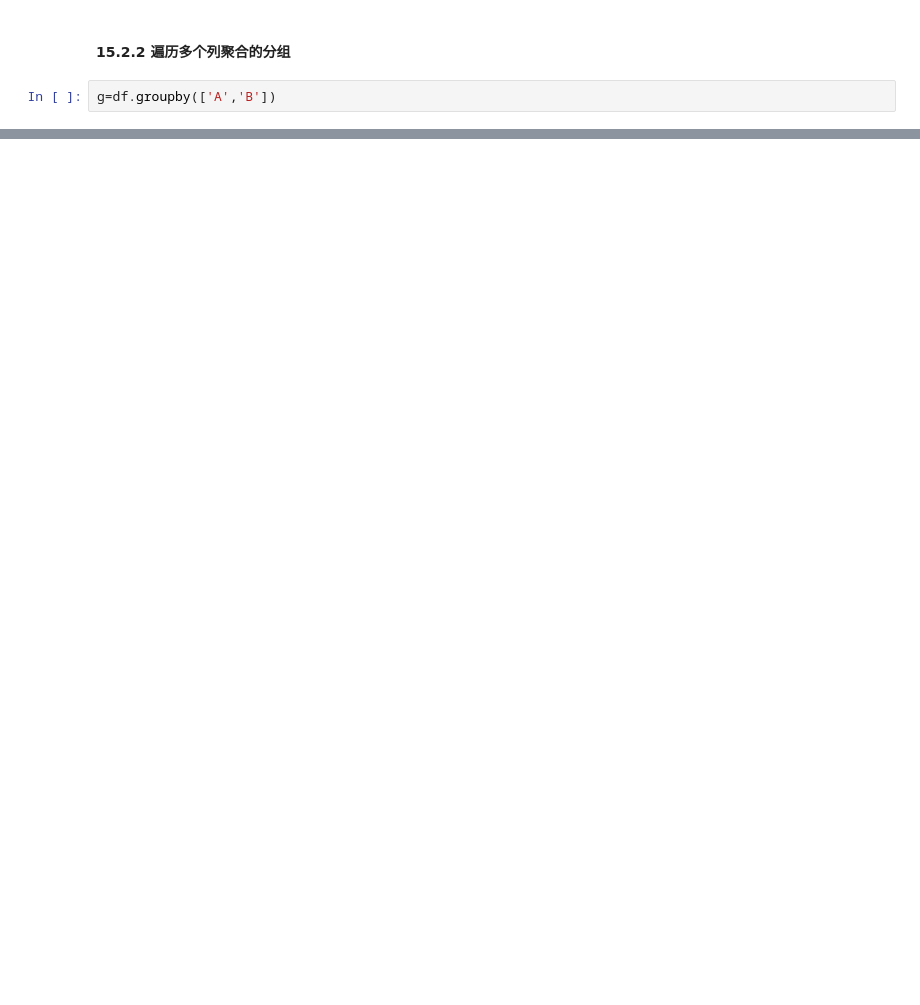
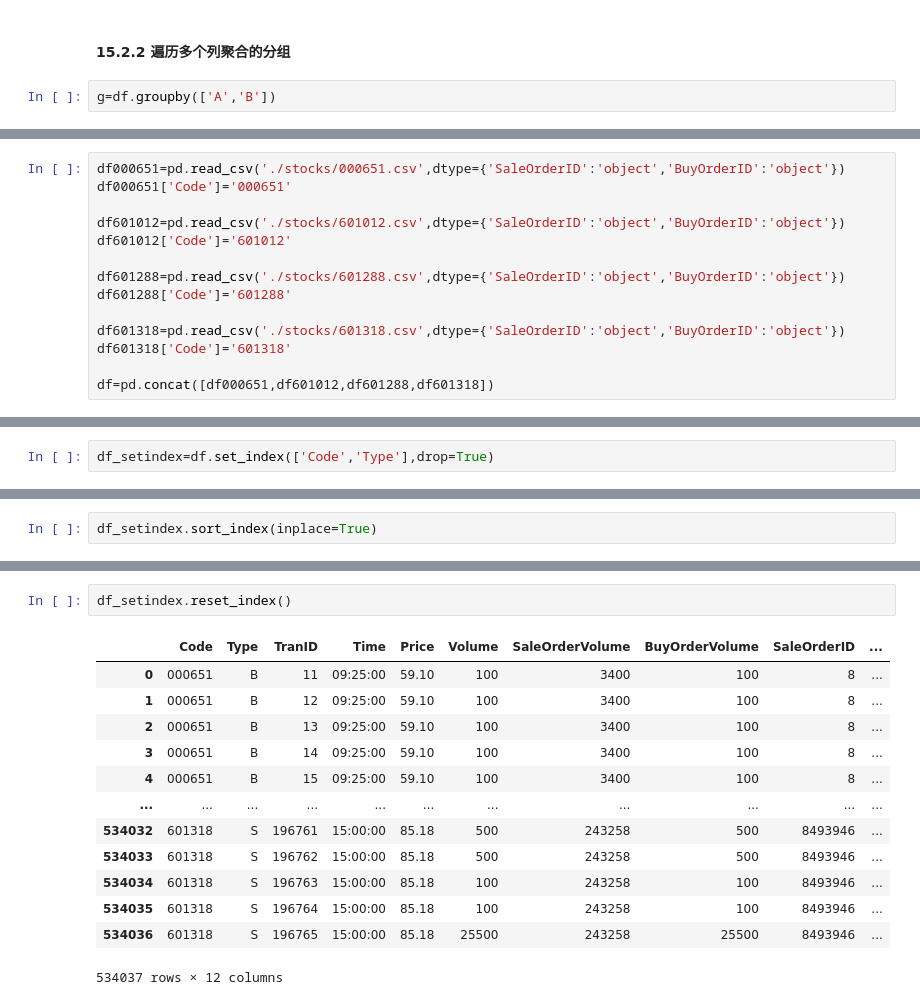
Before and after one commit to Guowm2000/LearningPandas-2, a Jupyter notebook: Pandas学习(4).ipynb, the cells around one changed output, grey strips where cells are left out. Drawn from its saved outputs; the diff is of its cells as text; blank space fills up the shorter version.

```diff
--- a/Pandas学习(4).ipynb
+++ b/Pandas学习(4).ipynb
@@ -240,0 +392,14 @@ for name,group in g:
+# %%
+df000651=pd.read_csv('./stocks/000651.csv',dtype={'SaleOrderID':'object','BuyOrderID':'object'})
+df000651['Code']='000651'
+
+df601012=pd.read_csv('./stocks/601012.csv',dtype={'SaleOrderID':'object','BuyOrderID':'object'})
+df601012['Code']='601012'
+
+df601288=pd.read_csv('./stocks/601288.csv',dtype={'SaleOrderID':'object','BuyOrderID':'object'})
+df601288['Code']='601288'
+
+df601318=pd.read_csv('./stocks/601318.csv',dtype={'SaleOrderID':'object','BuyOrderID':'object'})
+df601318['Code']='601318'
+
+df=pd.concat([df000651,df601012,df601288,df601318])
@@ -240,0 +555,2 @@ for name,group in g:
+# %%
+df_setindex=df.set_index(['Code','Type'],drop=True)
@@ -240,0 +627,2 @@ for name,group in g:
+# %%
+df_setindex.sort_index(inplace=True)
@@ -240,0 +701,16 @@ for name,group in g:
+# %%
+df_setindex.reset_index()
+# %% [output]
+|  | Code | Type | TranID | Time | Price | Volume | SaleOrderVolume | BuyOrderVolume | SaleOrderID | ... |
+| 0 | 000651 | B | 11 | 09:25:00 | 59.10 | 100 | 3400 | 100 | 8 | ... |
+| 1 | 000651 | B | 12 | 09:25:00 | 59.10 | 100 | 3400 | 100 | 8 | ... |
+| 2 | 000651 | B | 13 | 09:25:00 | 59.10 | 100 | 3400 | 100 | 8 | ... |
+| 3 | 000651 | B | 14 | 09:25:00 | 59.10 | 100 | 3400 | 100 | 8 | ... |
+| 4 | 000651 | B | 15 | 09:25:00 | 59.10 | 100 | 3400 | 100 | 8 | ... |
+| ... | ... | ... | ... | ... | ... | ... | ... | ... | ... | ... |
+| 534032 | 601318 | S | 196761 | 15:00:00 | 85.18 | 500 | 243258 | 500 | 8493946 | ... |
+| 534033 | 601318 | S | 196762 | 15:00:00 | 85.18 | 500 | 243258 | 500 | 8493946 | ... |
+| 534034 | 601318 | S | 196763 | 15:00:00 | 85.18 | 100 | 243258 | 100 | 8493946 | ... |
+| 534035 | 601318 | S | 196764 | 15:00:00 | 85.18 | 100 | 243258 | 100 | 8493946 | ... |
+| 534036 | 601318 | S | 196765 | 15:00:00 | 85.18 | 25500 | 243258 | 25500 | 8493946 | ... |
+534037 rows × 12 columns
```
Also changed, not shown: parts of 75 cells of this notebook, 8 other files.
